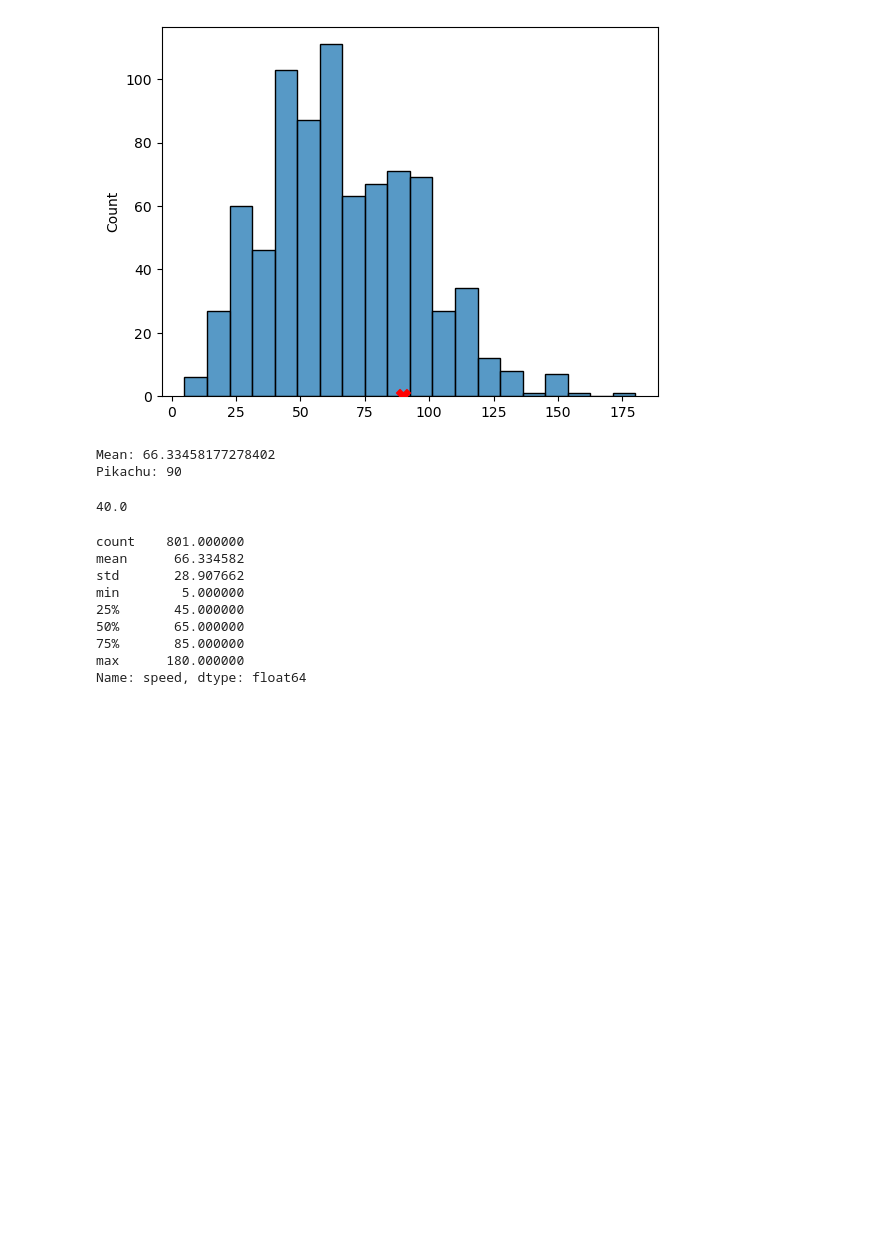
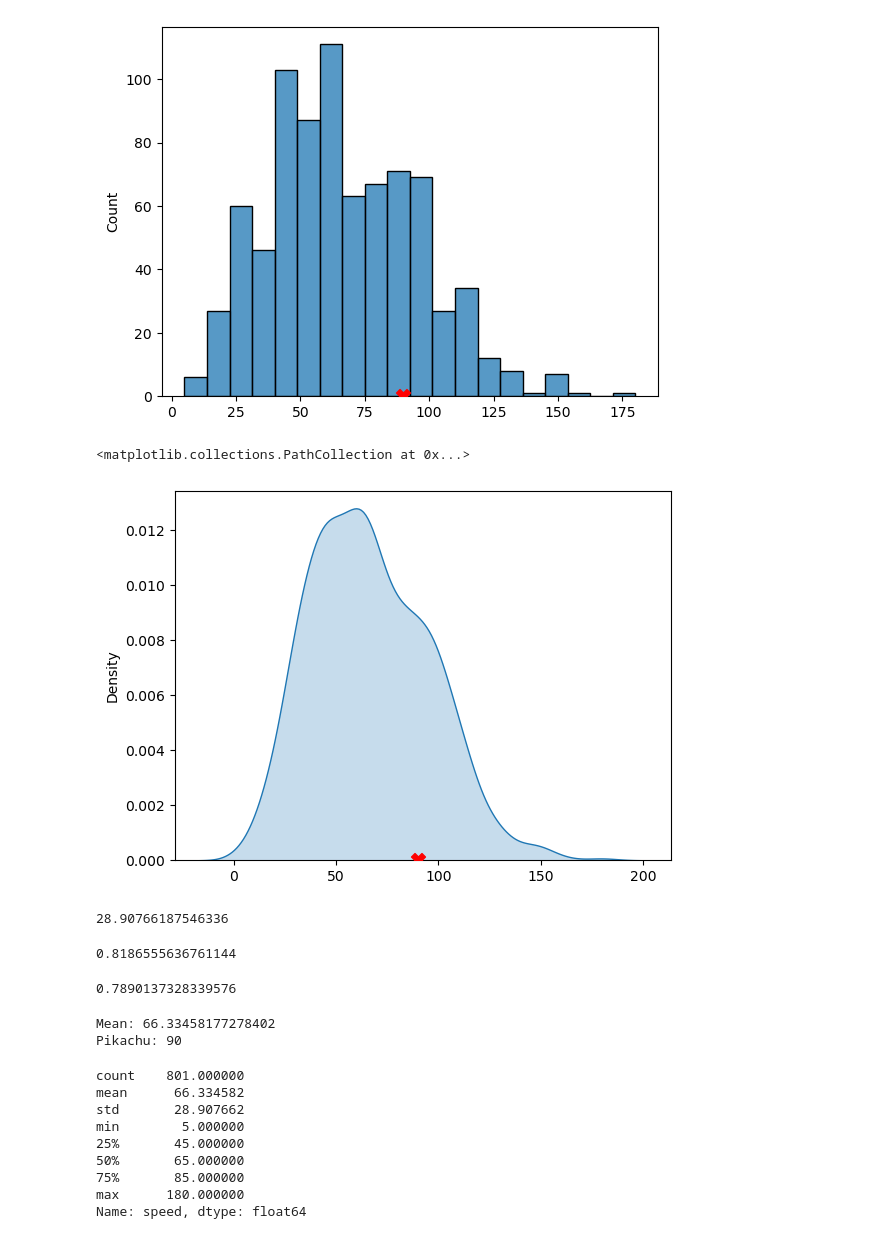
Before and after one commit to BrysonHa/AI, a Jupyter notebook: Semester 1/Pokemon/pokemon.ipynb, the cells around one changed output. Saved outputs shown, nothing was run; the diff lists cells and outputs as text; code cells hidden in the pictures; blank space fills up the shorter version.

```diff
--- a/Semester 1/Pokemon/pokemon.ipynb
+++ b/Semester 1/Pokemon/pokemon.ipynb
@@ -19,18 +18,34 @@ histplt.scatter(90, 0, color="red", s=100, zorder=10, marker="X") #Plot Pikachu'
 # %% [output]
 <matplotlib.collections.PathCollection at 0x...>
 [figure]
-# %%
-mean = df['speed'].mean()
-print("Mean: " +str(mean))
-print("Pikachu: 90")
-# %% [output]
-Mean: 66.33458177278402
-Pikachu: 90
+# %%
+denPlt = sns.kdeplot(histData, fill=True, bw_adjust=1)
+denPlt.scatter(90, 0, color="red", s=100, zorder=10, marker="X")
+# %% [output]
+<matplotlib.collections.PathCollection at 0x...>
+[figure, added]
 # %%
-iqr = df['speed'].quantile(0.75) - df['speed'].quantile(0.25)
-print(iqr)
+std = df['speed'].std()
+print(std)
 # %% [output]
-40.0
+28.90766187546336
+# %%
+z = (90 - df['speed'].mean())/std
+print(z)
+# %% [output]
+0.8186555636761144
+# %%
+percentile = len([n for n in df['speed'] if n <= 90])/len(df['speed'])
+print(percentile)
+# %% [output]
+0.7890137328339576
+# %%
+mean = df['speed'].mean()
+print("Mean: " +str(mean))
+print("Pikachu: 90")
+# %% [output]
+Mean: 66.33458177278402
+Pikachu: 90
 # %%
 df['speed'].describe()
 # %% [output]
```
Also changed, not shown: parts of 3 cells of this notebook.
